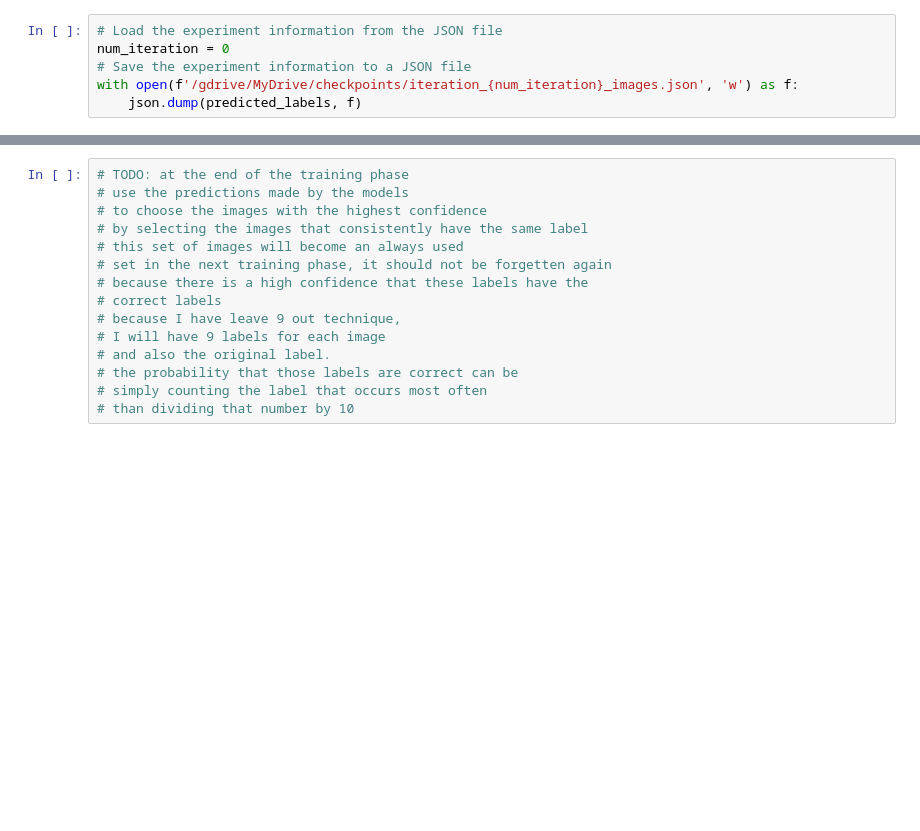
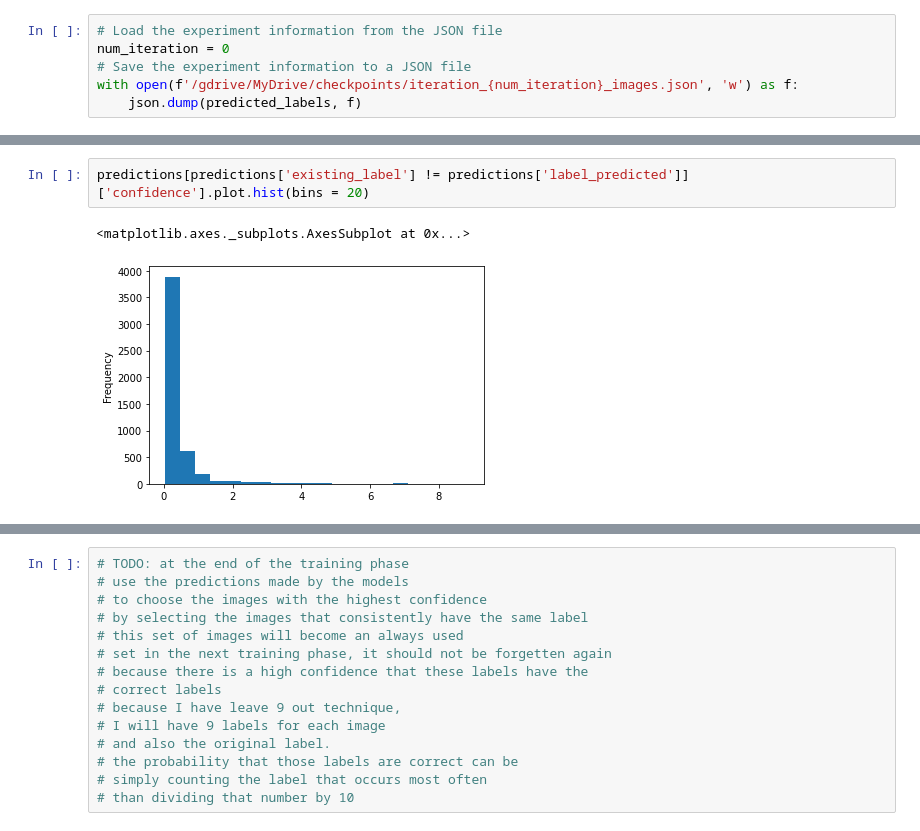
Before and after one commit to TruscaPetre/AAIT-Nosy-Missing-Labels, a Jupyter notebook: tutorial colab noisy labels.ipynb, the cells around one changed output, grey strips where cells are left out. Cells and saved outputs as stored; diff of their text form; blank space fills up the shorter version.

```diff
--- a/tutorial colab noisy labels.ipynb
+++ b/tutorial colab noisy labels.ipynb
@@ -456,0 +738,5 @@ with open(f'/gdrive/MyDrive/checkpoints/iteration_{num_iteration}_images.json',
+# %%
+predictions[predictions['existing_label'] != predictions['label_predicted']]['confidence'].plot.hist(bins = 20)
+# %% [output]
+<matplotlib.axes._subplots.AxesSubplot at 0x...>
+[figure, added]
```
Also changed, not shown: parts of 40 cells of this notebook.
